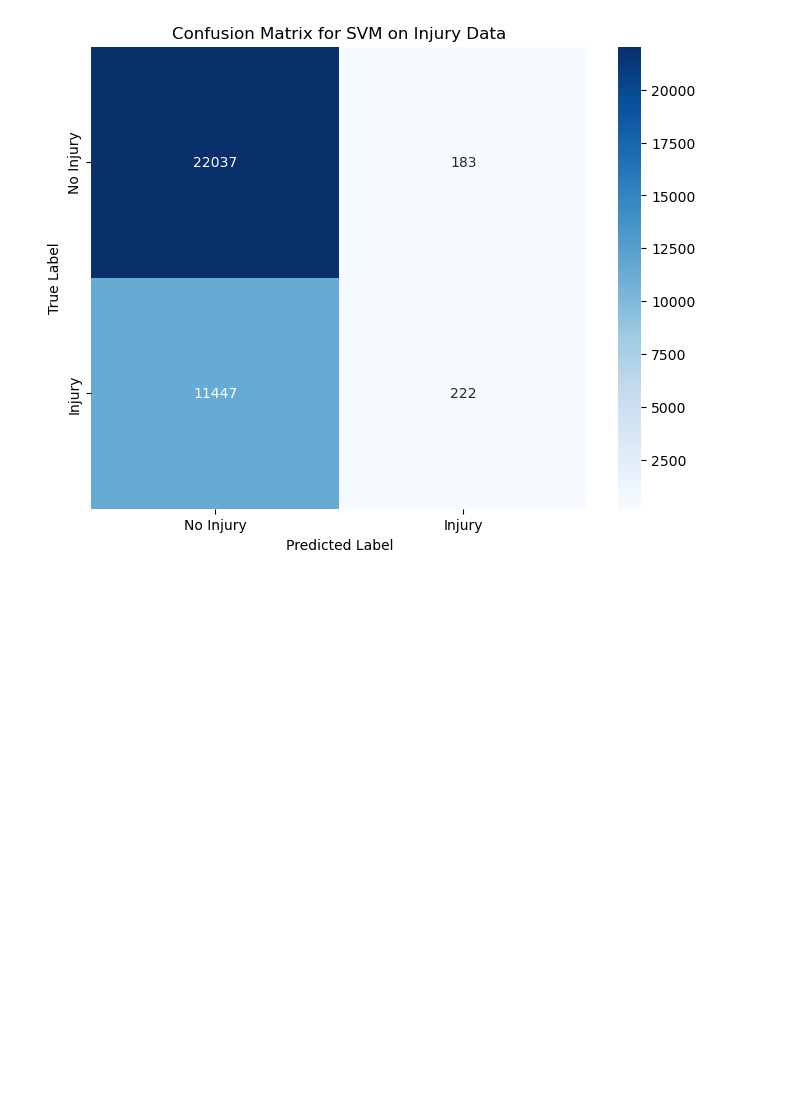
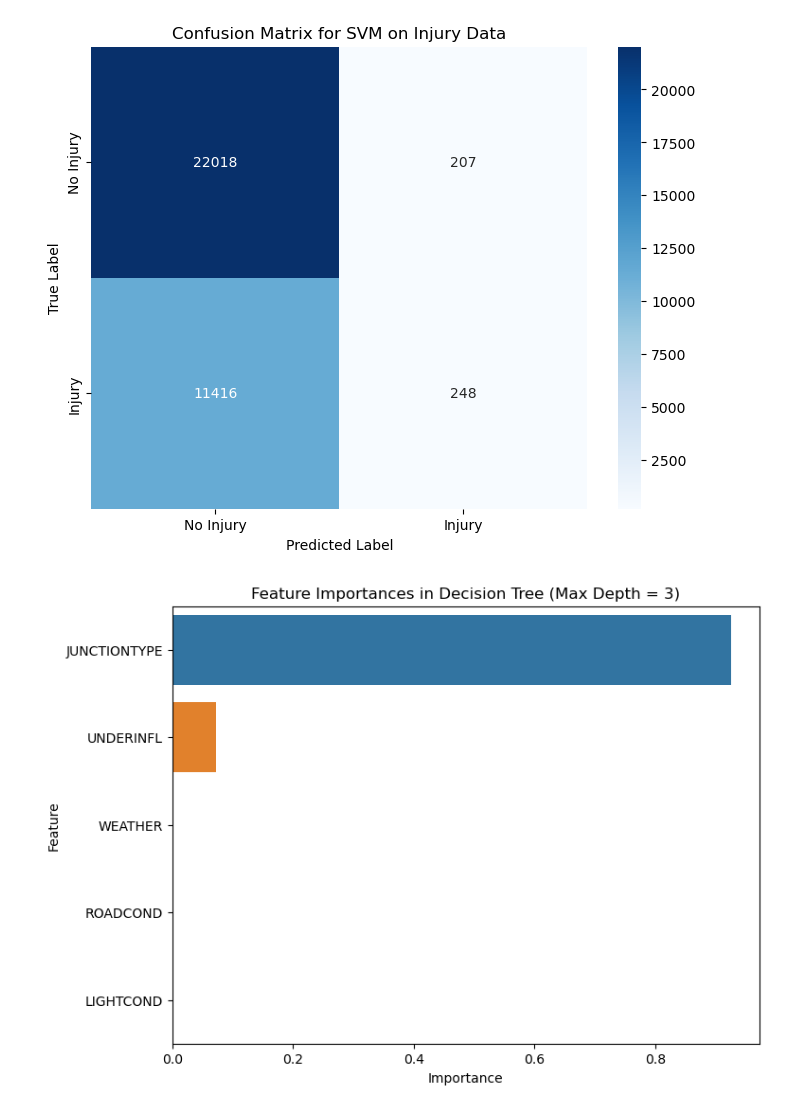
Before and after one commit to yuan25j/comp562finalproj, a Jupyter notebook: cbaykal_dtrees.ipynb, the cells around one changed output. Cells and saved outputs as stored; diff of their text form; code cells hidden in the pictures; blank space fills up the shorter version.

```diff
--- a/cbaykal_dtrees.ipynb
+++ b/cbaykal_dtrees.ipynb
@@ -17,8 +17,8 @@ y = df['INJURY_BINARY'] = df['SEVERITYCODE'].apply(lambda x: 1 if x > 1 else 0)
 
 
 # Splitting the data into train/validation/test sets
-X_train, X_temp, y_train, y_temp = train_test_split(X, y, test_size=0.4, random_state = 0)
-X_val, X_test, y_val, y_test = train_test_split(X_temp, y_temp, test_size=0.5, random_state = 0)
+X_train, X_temp, y_train, y_temp = train_test_split(X, y, test_size=0.4, random_state = 42)
+X_val, X_test, y_val, y_test = train_test_split(X_temp, y_temp, test_size=0.5, random_state = 42)
 
 # Initialize variables to store the best performance metrics
 best_accuracy = 0
@@ -26,8 +26,8 @@ best_depth = None
 
 # Testing different max_depth values from 1 to 15
 print("Evaluating different max_depth values on the validation set:")
-for depth in range(1, 12):
-    tree = DecisionTreeClassifier(max_depth=depth, random_state=0)
+for depth in range(1, 11):
+    tree = DecisionTreeClassifier(max_depth=depth, random_state=42)
     tree.fit(X_train, y_train)
     y_val_pred = tree.predict(X_val)
     accuracy = accuracy_score(y_val, y_val_pred)
@@ -42,7 +42,7 @@ for depth in range(1, 12):
 print(f"\nBest depth found: {best_depth} with Validation Set Accuracy: {best_accuracy:.5f}")
 
 # Metrics
-best_tree = DecisionTreeClassifier(max_depth=best_depth, random_state=0)
+best_tree = DecisionTreeClassifier(max_depth=best_depth, random_state=42)
 best_tree.fit(X_train, y_train)
 y_test_pred = best_tree.predict(X_test)
 test_accuracy = accuracy_score(y_test, y_test_pred)
@@ -73,3 +72,16 @@ plt.xlabel('Predicted Label')
 plt.show()
 # %% [output]
 [figure]
+# %%
+# Importance of features based on the tree with best max_depth
+importances = best_tree.feature_importances_
+
+# Creating a bar plot
+plt.figure(figsize=(8, 6))
+sns.barplot(x=importances, y=X.columns)
+plt.title('Feature Importances in Decision Tree (Max Depth = 3)')
+plt.xlabel('Importance')
+plt.ylabel('Feature')
+plt.show()
+# %% [output]
+[figure, added]
```
Also changed, not shown: parts of 2 cells of this notebook.
